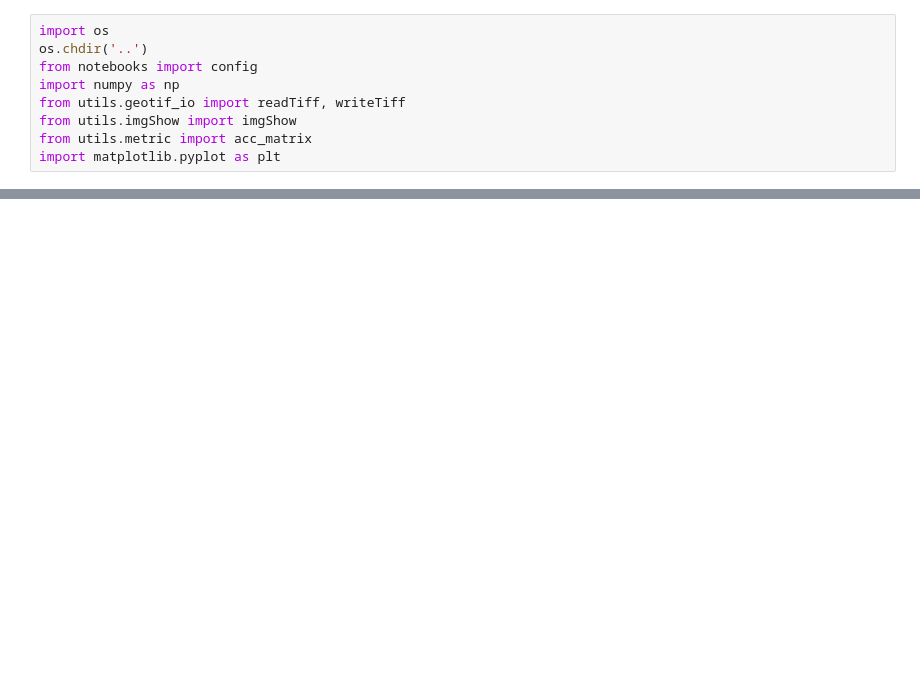
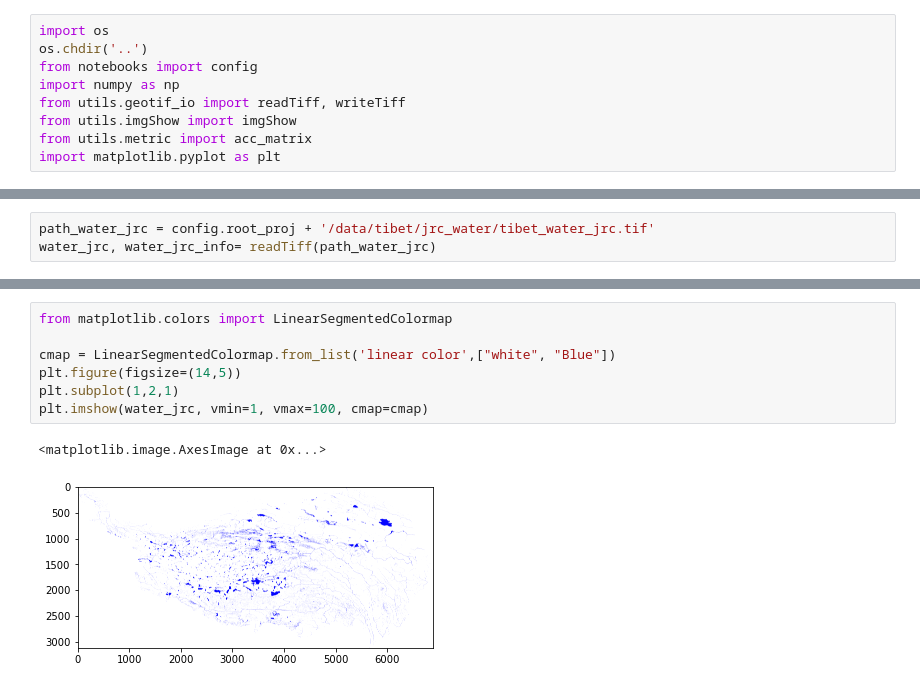
Before and after one commit to xinluo2018/Tibet-Water-2020, a Jupyter notebook: visual/tmp.ipynb, the cells around one changed output, grey strips where cells are left out. Cells and saved outputs as stored; diff of their text form; blank space fills up the shorter version.

```diff
--- a/visual/tmp.ipynb
+++ b/visual/tmp.ipynb
@@ -48,0 +10,3 @@ writeTiff(im_data=s1_water_3, im_geotrans=s1_water_info['geotrans'], im_geosrs=s
+# %%
+path_water_jrc = config.root_proj + '/data/tibet/jrc_water/tibet_water_jrc.tif'
+water_jrc, water_jrc_info= readTiff(path_water_jrc)
@@ -48,0 +24,10 @@ writeTiff(im_data=s1_water_3, im_geotrans=s1_water_info['geotrans'], im_geosrs=s
+# %%
+from matplotlib.colors import LinearSegmentedColormap
+
+cmap = LinearSegmentedColormap.from_list('linear color',["white", "Blue"])
+plt.figure(figsize=(14,5))
+plt.subplot(1,2,1)
+plt.imshow(water_jrc, vmin=1, vmax=100, cmap=cmap)
+# %% [output]
+<matplotlib.image.AxesImage at 0x...>
+[figure, added]
```
Also changed, not shown: parts of 6 cells of this notebook, 23 other files.
